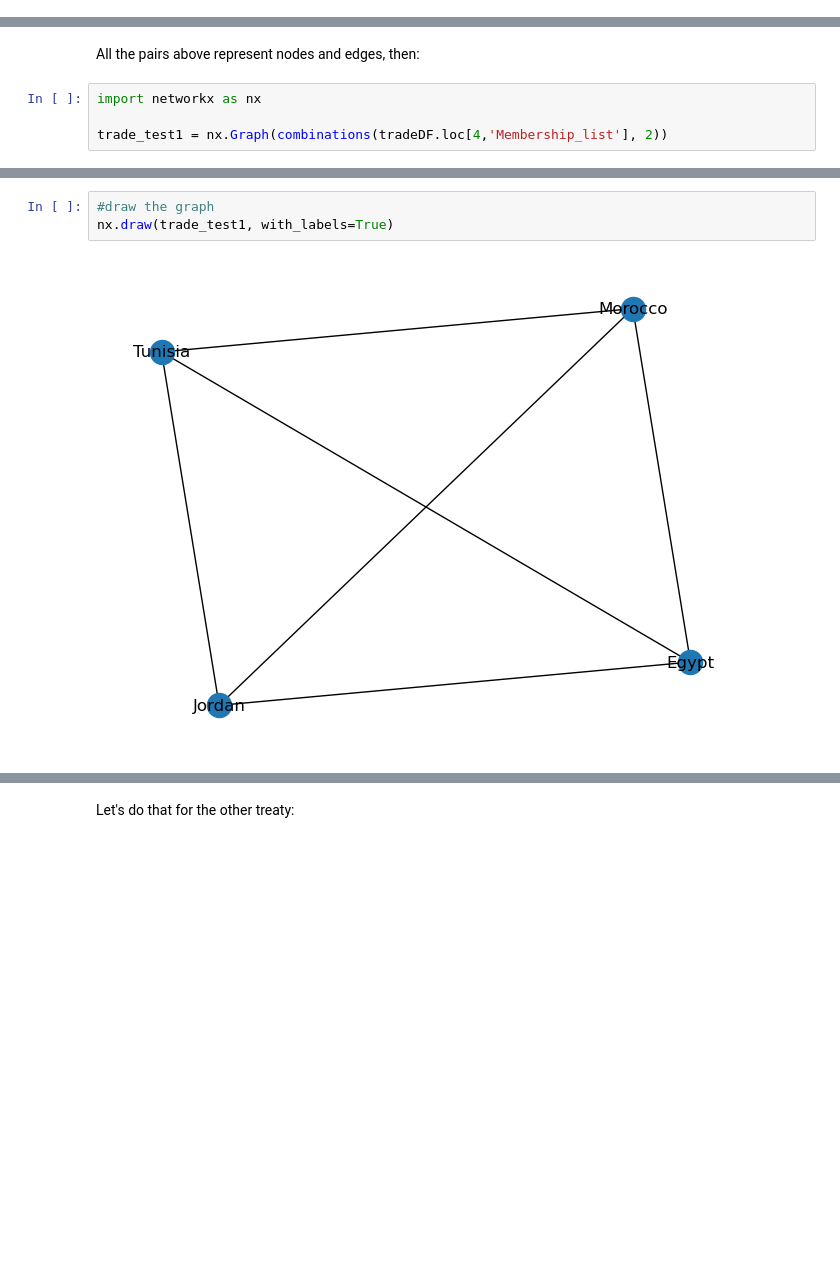
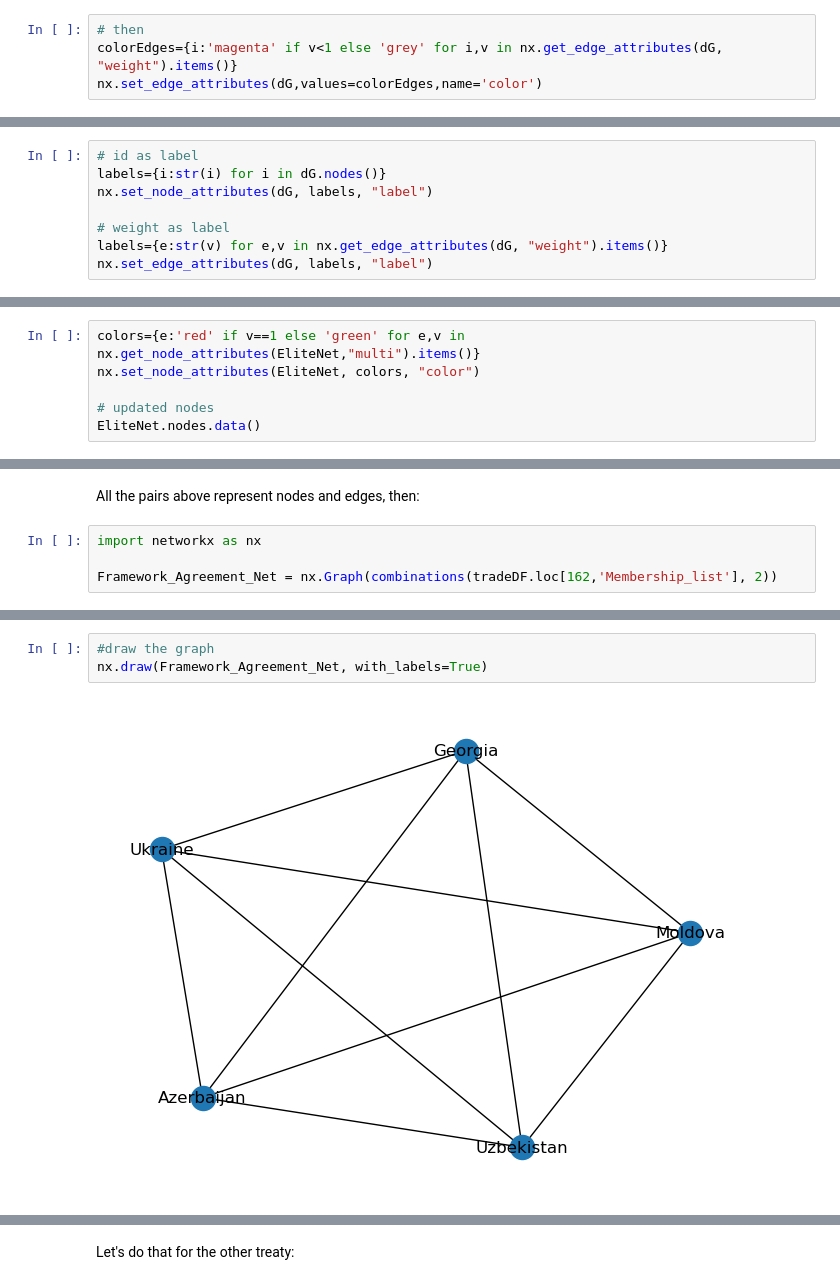
Before and after one commit to SocialAnalytics-StrategicIntelligence/introGraph, a Jupyter notebook: index.ipynb, the cells around one changed output, grey strips where cells are left out. Drawn from its saved outputs; the diff is of its cells as text; blank space fills up the shorter version.

```diff
--- a/index.ipynb
+++ b/index.ipynb
@@ -147 +207,5 @@ for x in nx.get_edge_attributes(dG,'weight').items():
+# %%
+# then
+colorEdges={i:'magenta' if v<1 else 'grey' for i,v in nx.get_edge_attributes(dG, "weight").items()}
+nx.set_edge_attributes(dG,values=colorEdges,name='color')
 # %%
@@ -308,0 +272,8 @@ nx.draw_networkx_labels(dG, pos)
+# %%
+# id as label
+labels={i:str(i) for i in dG.nodes()}
+nx.set_node_attributes(dG, labels, "label")
+
+# weight as label
+labels={e:str(v) for e,v in nx.get_edge_attributes(dG, "weight").items()}
+nx.set_edge_attributes(dG, labels, "label")
@@ -497,0 +452,6 @@ nx.write_graphml(EliteNet, os.path.join("graphdata","EliteNet.graphml"),encoding
+# %%
+colors={e:'red' if v==1 else 'green' for e,v in nx.get_node_attributes(EliteNet,"multi").items()}
+nx.set_node_attributes(EliteNet, colors, "color")
+
+# updated nodes
+EliteNet.nodes.data()
@@ -559,4 +553,4 @@ All the pairs above represent nodes and edges, then:
 # %%
 import networkx as nx
 
-trade_test1 = nx.Graph(combinations(tradeDF.loc[4,'Membership_list'], 2))
+Framework_Agreement_Net = nx.Graph(combinations(tradeDF.loc[162,'Membership_list'], 2))
@@ -573,5 +562,5 @@ EdgeView([('Egypt', 'Jordan'), ('Egypt', 'Morocco'), ('Egypt', 'Tunisia'), ('Jor
 # %%
 #draw the graph
-nx.draw(trade_test1, with_labels=True)
+nx.draw(Framework_Agreement_Net, with_labels=True)
 # %% [output]
-[figure, old version]
+[figure, new version]
```
Also changed, not shown: parts of 95 cells of this notebook, 41 other files.
